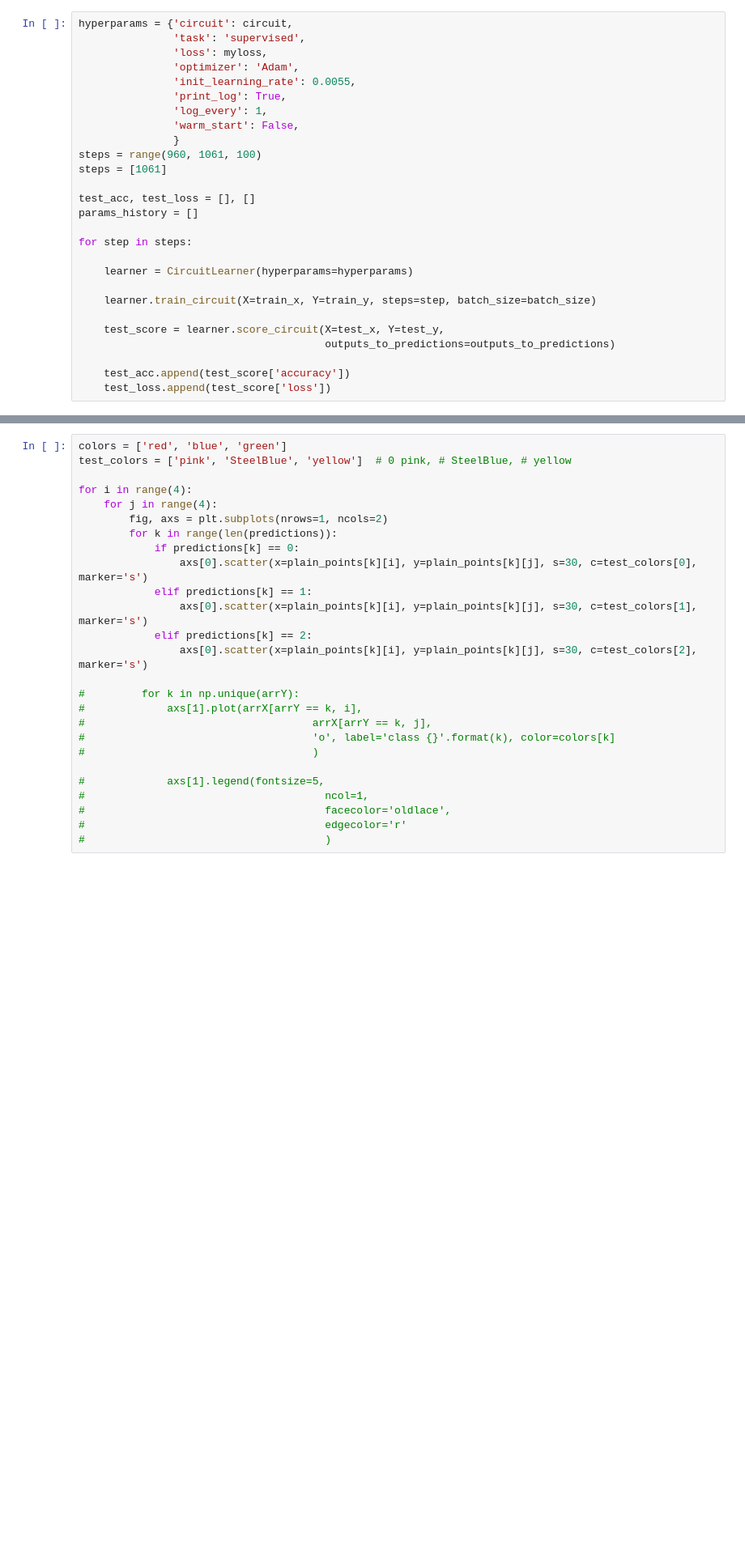
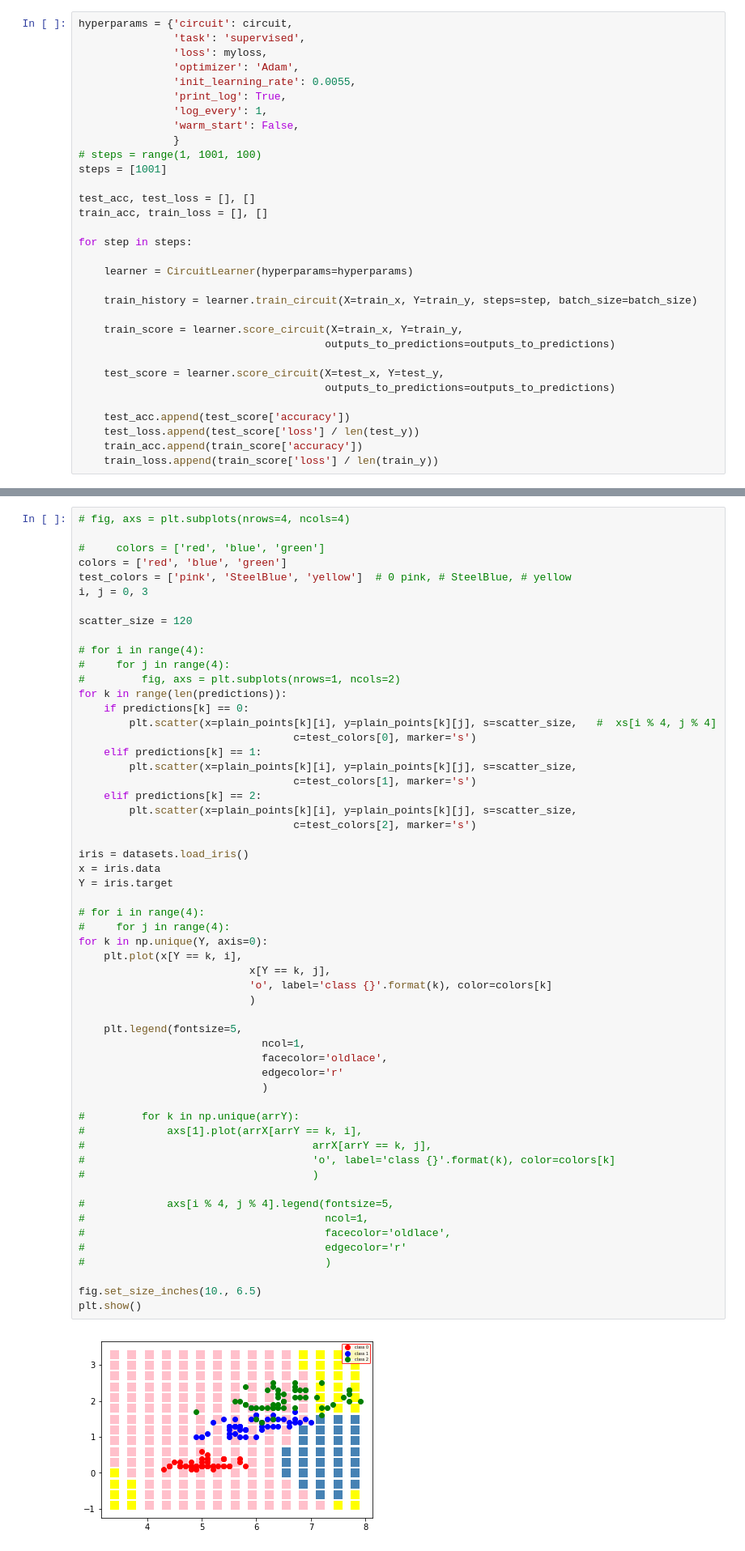
Before and after one commit to Kasymkhankhubiyev/Quatum_ML, a Jupyter notebook: GPU/Fisher_iris model4.ipynb, the cells around one changed output, grey strips where cells are left out. Shown at 81% size. Cells and saved outputs as stored; diff of their text form; blank space fills up the shorter version.

```diff
--- a/GPU/Fisher_iris model4.ipynb
+++ b/GPU/Fisher_iris model4.ipynb
@@ -155,23 +153,28 @@ hyperparams = {'circuit': circuit,
                'log_every': 1,
                'warm_start': False,
                }
-steps = range(960, 1061, 100)
-steps = [1061]
+# steps = range(1, 1001, 100)
+steps = [1001]
 
 test_acc, test_loss = [], []
-params_history = []
+train_acc, train_loss = [], []
 
 for step in steps:
 
     learner = CircuitLearner(hyperparams=hyperparams)
 
-    learner.train_circuit(X=train_x, Y=train_y, steps=step, batch_size=batch_size)
+    train_history = learner.train_circuit(X=train_x, Y=train_y, steps=step, batch_size=batch_size)
+
+    train_score = learner.score_circuit(X=train_x, Y=train_y,
+                                       outputs_to_predictions=outputs_to_predictions)
 
     test_score = learner.score_circuit(X=test_x, Y=test_y,
                                        outputs_to_predictions=outputs_to_predictions)
 
     test_acc.append(test_score['accuracy'])
-    test_loss.append(test_score['loss'])
+    test_loss.append(test_score['loss'] / len(test_y))
+    train_acc.append(train_score['accuracy'])
+    train_loss.append(train_score['loss'] / len(train_y))
 # %% [output]
 -----------------------------
  HYPERPARAMETERS:
@@ -328,26 +300,58 @@ predictions.shape
 # %%
+# fig, axs = plt.subplots(nrows=4, ncols=4)
+
+#     colors = ['red', 'blue', 'green']
 colors = ['red', 'blue', 'green']
 test_colors = ['pink', 'SteelBlue', 'yellow']  # 0 pink, # SteelBlue, # yellow
+i, j = 0, 3
 
-for i in range(4):
-    for j in range(4):
-        fig, axs = plt.subplots(nrows=1, ncols=2)
-        for k in range(len(predictions)):
-            if predictions[k] == 0:
-                axs[0].scatter(x=plain_points[k][i], y=plain_points[k][j], s=30, c=test_colors[0], marker='s')
-            elif predictions[k] == 1:
-                axs[0].scatter(x=plain_points[k][i], y=plain_points[k][j], s=30, c=test_colors[1], marker='s')
-            elif predictions[k] == 2:
-                axs[0].scatter(x=plain_points[k][i], y=plain_points[k][j], s=30, c=test_colors[2], marker='s')
+scatter_size = 120
+
+# for i in range(4):
+#     for j in range(4):
+#         fig, axs = plt.subplots(nrows=1, ncols=2)
+for k in range(len(predictions)):
+    if predictions[k] == 0:
+        plt.scatter(x=plain_points[k][i], y=plain_points[k][j], s=scatter_size,   #  xs[i % 4, j % 4]
+                                  c=test_colors[0], marker='s')
+    elif predictions[k] == 1:
+        plt.scatter(x=plain_points[k][i], y=plain_points[k][j], s=scatter_size,
+                                  c=test_colors[1], marker='s')
+    elif predictions[k] == 2:
+        plt.scatter(x=plain_points[k][i], y=plain_points[k][j], s=scatter_size,
+                                  c=test_colors[2], marker='s')
+
+iris = datasets.load_iris()
+x = iris.data
+Y = iris.target
+
+# for i in range(4):
+#     for j in range(4):
+for k in np.unique(Y, axis=0):
+    plt.plot(x[Y == k, i],
+                           x[Y == k, j],
+                           'o', label='class {}'.format(k), color=colors[k]
+                           )
+
+    plt.legend(fontsize=5,
+                             ncol=1,
+                             facecolor='oldlace',
+                             edgecolor='r'
+                             )
 
 #         for k in np.unique(arrY):
 #             axs[1].plot(arrX[arrY == k, i],
 #                                    arrX[arrY == k, j],
 #                                    'o', label='class {}'.format(k), color=colors[k]
 #                                    )
 
-#             axs[1].legend(fontsize=5,
+#             axs[i % 4, j % 4].legend(fontsize=5,
 #                                      ncol=1,
 #                                      facecolor='oldlace',
 #                                      edgecolor='r'
 #                                      )
+
+fig.set_size_inches(10., 6.5)
+plt.show()
+# %% [output]
+[figure, added]
```
Also changed, not shown: parts of 14 cells of this notebook, 1 other file.
